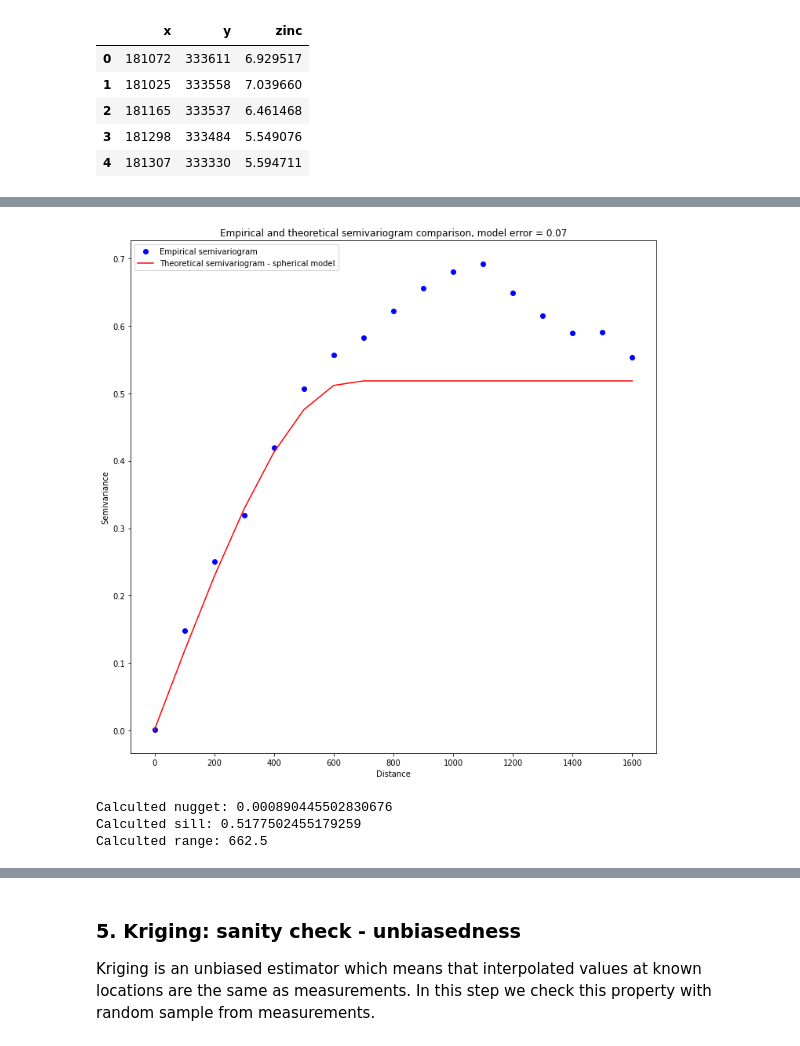
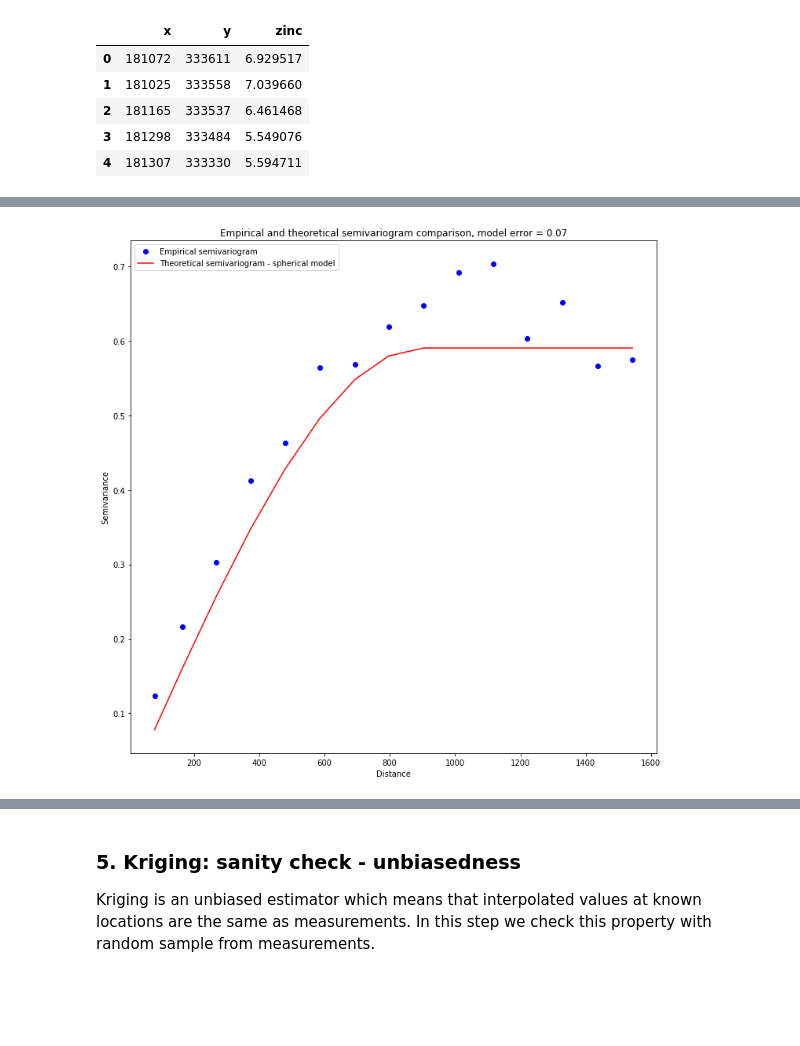
Before and after one commit to SimonMolinsky/pyinterpolate-paper, a Jupyter notebook: paper-examples/example-gstat-comparison/Ordinary Kriging of Meuse dataset.ipynb, the cells around one changed output, grey strips where cells are left out. Saved outputs shown, nothing was run; the diff lists cells and outputs as text; code cells hidden in the pictures; blank space fills up the shorter version.

```diff
--- a/paper-examples/example-gstat-comparison/Ordinary Kriging of Meuse dataset.ipynb
+++ b/paper-examples/example-gstat-comparison/Ordinary Kriging of Meuse dataset.ipynb
@@ -85 +85,7 @@ df.head()
+# %%
+# Experimental Semivariogram from gstat
+
+gstat_variogram = pd.read_csv('variogram_gstat.csv')
+# %%
+gstat_variogram = gstat_variogram[['dist', 'gamma', 'np']].values
 # %%
@@ -103,3 +113,13 @@ plt.show()
 # %%
-theo = TheoreticalSemivariogram(points_array=df.values, empirical_semivariance=exp)
+# Based on the gstat
+
+number_of_rngs = 64
+
+theo_gstat = TheoreticalSemivariogram(points_array=df.values, empirical_semivariance=gstat_variogram)
+theo_gstat.fit_semivariance('spherical', number_of_rngs)
+
+gstat_params = pd.read_csv('theoretical_model_gstat.csv')
+# %%
+theo_gstat.sill = gstat_params[gstat_params['model'] == 'Sph']['psill'].values[0]
+theo_gstat.range = gstat_params[gstat_params['model'] == 'Sph']['range'].values[0]
 # %%
@@ -114,12 +133,6 @@ Optimal model is spherical
 # %%
-theo.show_semivariogram()
+# Show gstat semivariogram
+
+theo_gstat.show_semivariogram()
 # %% [output]
-[figure, old version]
+[figure, new version]
-# %%
-print('Calculted nugget:', theo.nugget)
-print('Calculted sill:', theo.sill)
-print('Calculted range:', theo.range)
-# %% [output]
-Calculted nugget: 0.000890445502830676
-Calculted sill: 0.5177502455179259
-Calculted range: 662.5
```
Also changed, not shown: parts of 21 cells of this notebook, 2 other files.
